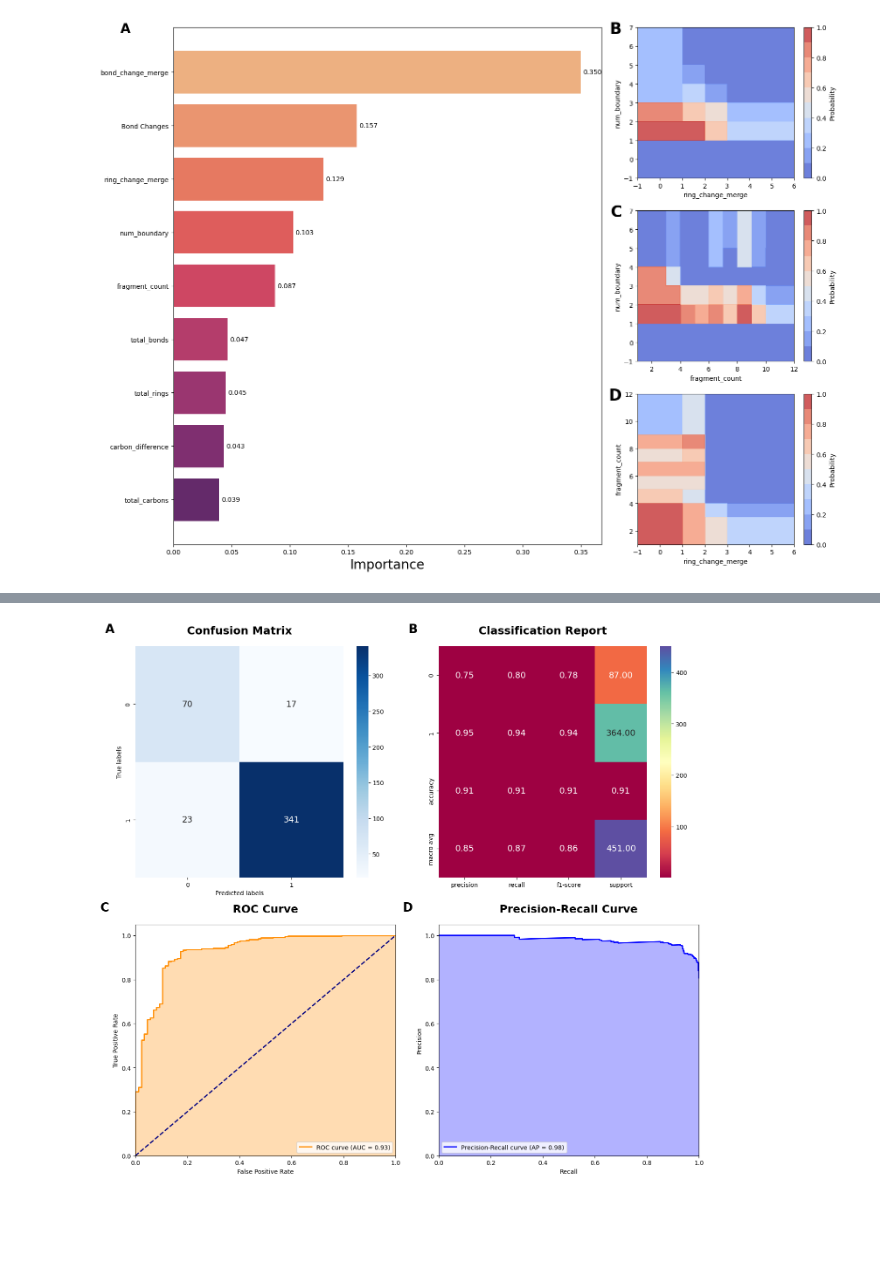
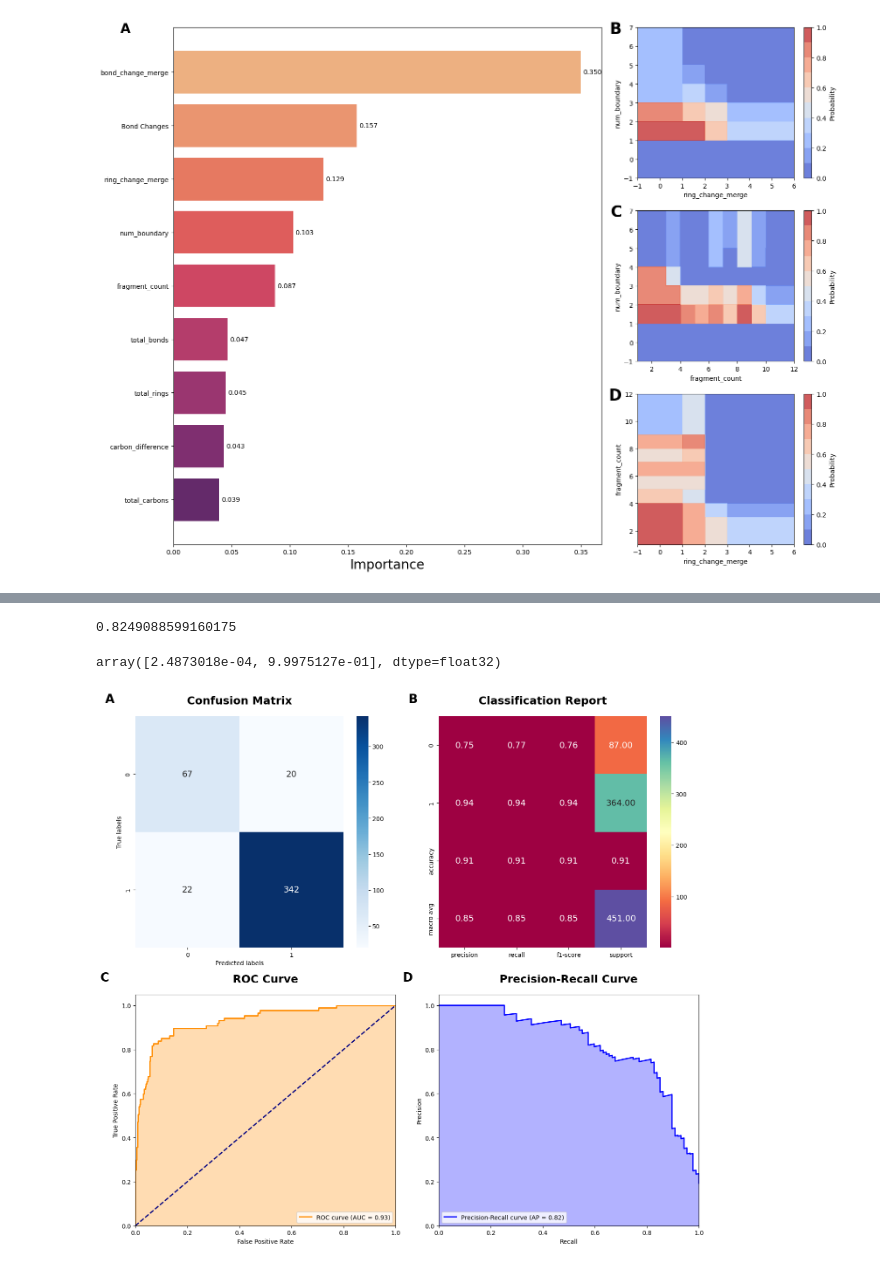
Before and after one commit to TieuLongPhan/SynRBL, a Jupyter notebook: Pipeline/Validation/Analysis/Analysis_vis.ipynb, the cells around one changed output, grey strips where cells are left out. Drawn from its saved outputs; the diff is of its cells as text; code cells hidden in the pictures; blank space fills up the shorter version.

Commit message:
update analysis

```diff
--- a/Pipeline/Validation/Analysis/Analysis_vis.ipynb
+++ b/Pipeline/Validation/Analysis/Analysis_vis.ipynb
@@ -141 +199,12 @@ print(classification_report(y_test, y_pred))
 weighted avg       0.91      0.91      0.91       451
+# %%
+y_proba = pipeline.predict_proba(X_test)
+# %%
+from sklearn.metrics import average_precision_score
+average_precision_score(y_test, y_proba[:,0], pos_label=0)
+# %% [output]
+0.8249088599160175
+# %%
+y_proba[0]
+# %% [output]
+array([2.4873018e-04, 9.9975127e-01], dtype=float32)
@@ -142,7 +290,7 @@ weighted avg       0.91      0.91      0.91       451
 # %%
-from SynAnalysis.visualizer import classification_visualization
+#from SynAnalysis.visualizer import classification_visualization
 
-classification_visualization(y_test, y_pred, pipeline.predict_proba(X_test)[:,1],
-                             save_path = None, figsize = (14, 14))
+classification_visualization(y_test, y_pred, pipeline.predict_proba(X_test),
+                             save_path = 'model_performance.pdf', figsize = (14, 14))
 # %% [output]
-[figure, old version]
+[figure, new version]
```
Also changed, not shown: parts of 7 cells of this notebook.
